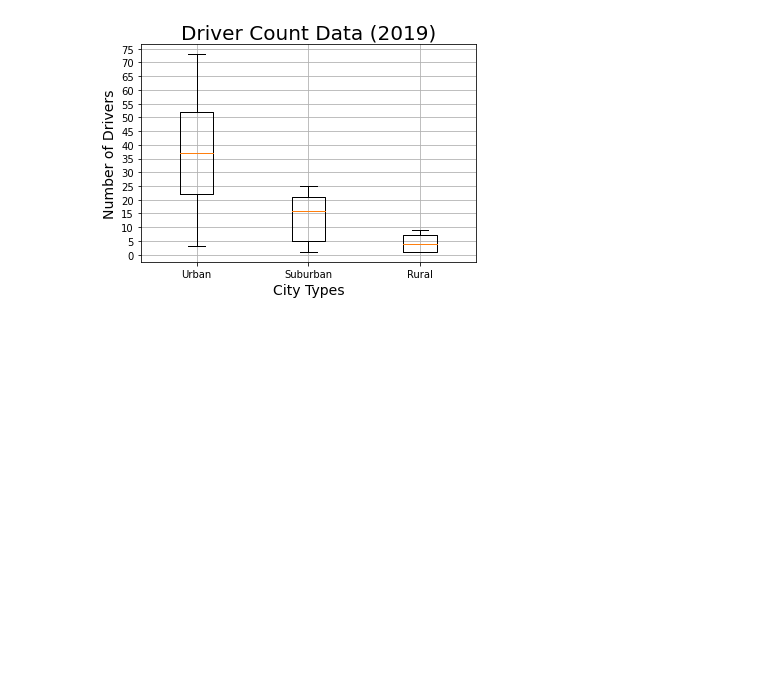
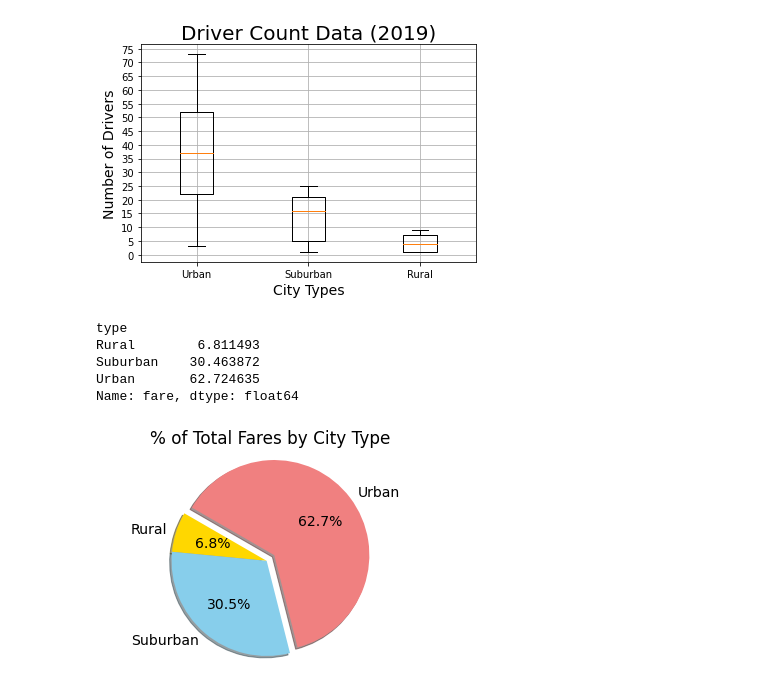
Before and after one commit to MDaily7/PyBer_Analysis, a Jupyter notebook: Pyber.ipynb, the cells around one changed output. Drawn from its saved outputs; the diff is of its cells as text; code cells hidden in the pictures; blank space fills up the shorter version.

Commit message:
created city type fare percentages of total pie chart

```diff
--- a/Pyber.ipynb
+++ b/Pyber.ipynb
@@ -406,2 +407,26 @@ plt.savefig
 # %% [output]
 [figure]
+# %%
+# get the total fares for each city type, the total fares overall, and the percentage of the overall for each city type
+sum_fares_by_type = pyber_data_df.groupby(['type']).sum()['fare']
+total_fares = sum_fares_by_type.sum()
+type_percents = sum_fares_by_type / total_fares * 100
+type_percents
+# %% [output]
+type
+Rural        6.811493
+Suburban    30.463872
+Urban       62.724635
+Name: fare, dtype: float64
+# %%
+# Create a Pie Chart for the city types based on their percentage of the total fare
+labels = ['Rural', 'Suburban', 'Urban']
+colors = ['gold', 'skyblue', 'lightcoral']
+explode_values = [0, 0, .1]
+plt.pie(type_percents, labels=labels, colors=colors, shadow=True, autopct='%1.1f%%', explode=explode_values, startangle=150)
+plt.axis('equal')
+plt.title('% of Total Fares by City Type')
+mpl.rcParams['font.size'] = 14
+plt.savefig('Analysis/Fig5.png')
+# %% [output]
+[figure, added]
```
Also changed, not shown: parts of 2 cells of this notebook, 1 other file.
